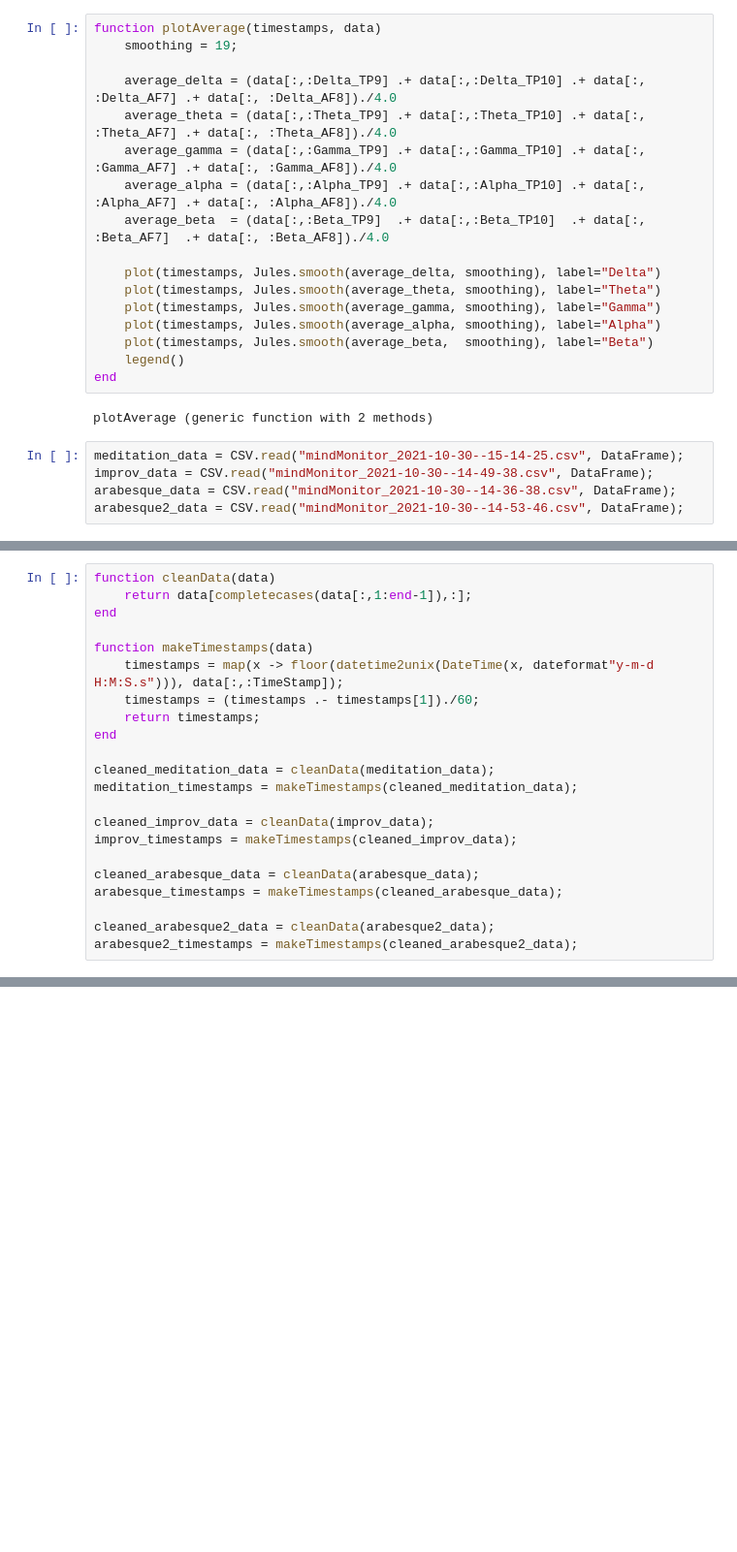
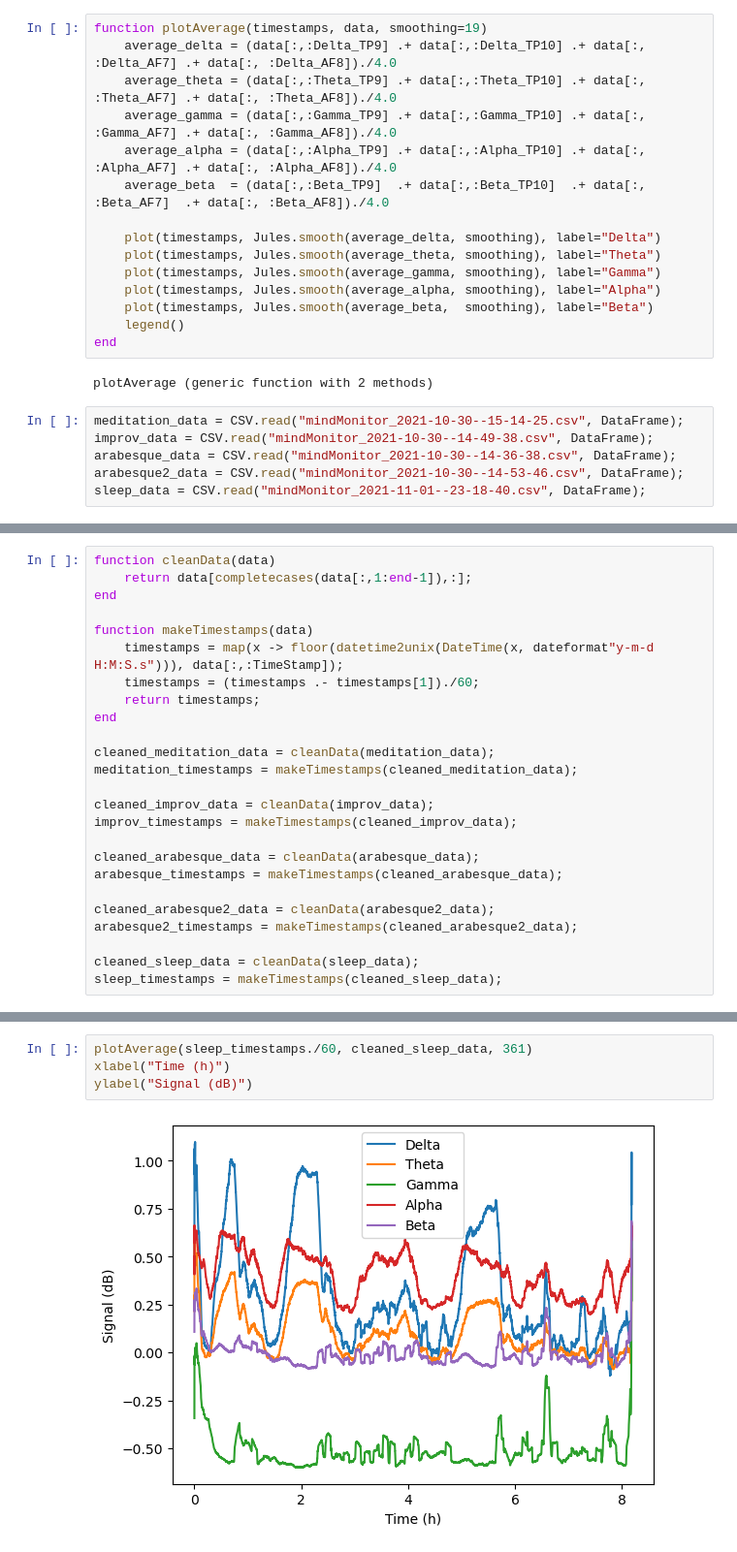
Before and after one commit to ryry0/musings, a Jupyter notebook: EEG.ipynb, the cells around one changed output, grey strips where cells are left out. Shown: that part at 97% size. Cells and saved outputs as stored; diff of their text form; blank space fills up the shorter version.

Commit message:
Sleep data.

```diff
--- a/EEG.ipynb
+++ b/EEG.ipynb
@@ -10,7 +9,5 @@ Main.Jules
 # %%
-function plotAverage(timestamps, data)
-    smoothing = 19;
-
+function plotAverage(timestamps, data, smoothing=19)
     average_delta = (data[:,:Delta_TP9] .+ data[:,:Delta_TP10] .+ data[:, :Delta_AF7] .+ data[:, :Delta_AF8])./4.0
     average_theta = (data[:,:Theta_TP9] .+ data[:,:Theta_TP10] .+ data[:, :Theta_AF7] .+ data[:, :Theta_AF8])./4.0
     average_gamma = (data[:,:Gamma_TP9] .+ data[:,:Gamma_TP10] .+ data[:, :Gamma_AF7] .+ data[:, :Gamma_AF8])./4.0
@@ -31,6 +28,7 @@ meditation_data = CSV.read("mindMonitor_2021-10-30--15-14-25.csv", DataFrame);
 improv_data = CSV.read("mindMonitor_2021-10-30--14-49-38.csv", DataFrame);
 arabesque_data = CSV.read("mindMonitor_2021-10-30--14-36-38.csv", DataFrame);
 arabesque2_data = CSV.read("mindMonitor_2021-10-30--14-53-46.csv", DataFrame);
+sleep_data = CSV.read("mindMonitor_2021-11-01--23-18-40.csv", DataFrame);
 # %% [output]
 ┌ Warning: thread = 1 warning: only found 38 / 39 columns around data row: 1. Filling remaining columns with `missing`
 └ @ CSV /home/ryan/.julia/packages/CSV/nofYz/src/file.jl:634
@@ -71,3 +69,6 @@ arabesque_timestamps = makeTimestamps(cleaned_arabesque_data);
 
 cleaned_arabesque2_data = cleanData(arabesque2_data);
 arabesque2_timestamps = makeTimestamps(cleaned_arabesque2_data);
+
+cleaned_sleep_data = cleanData(sleep_data);
+sleep_timestamps = makeTimestamps(cleaned_sleep_data);
@@ -97,0 +99,6 @@ PyObject <matplotlib.legend.Legend object at 0x...>
+# %%
+plotAverage(sleep_timestamps./60, cleaned_sleep_data, 361)
+xlabel("Time (h)")
+ylabel("Signal (dB)")
+# %% [output]
+[figure, added]
```
Also changed, not shown: parts of 11 cells of this notebook, 1 other file.
